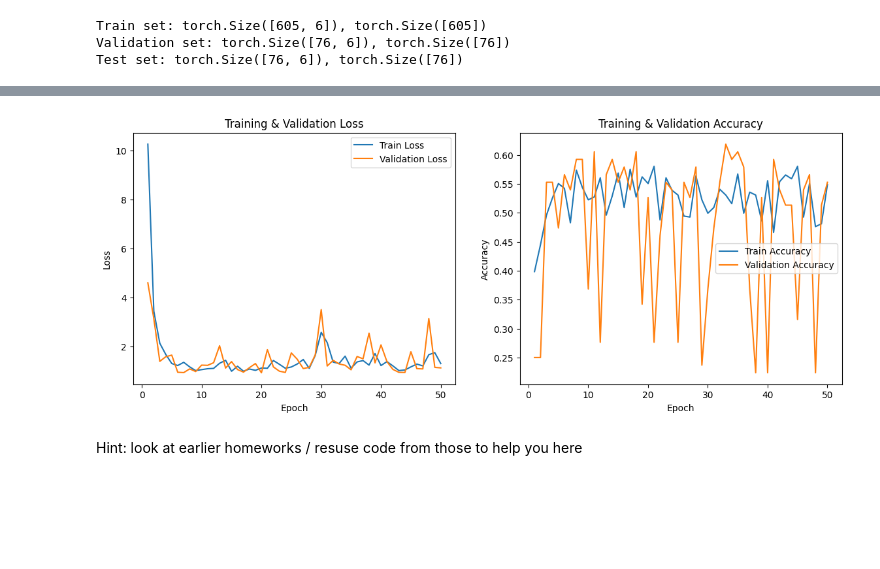
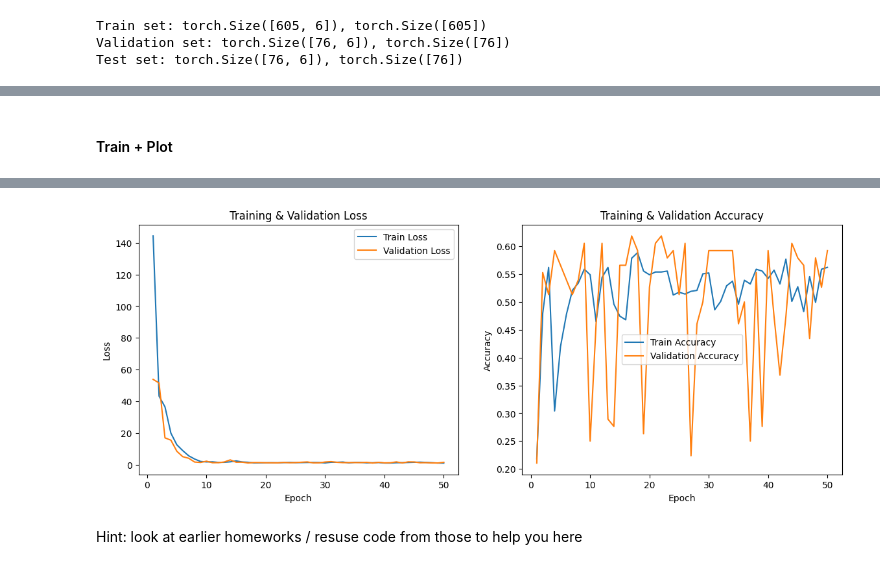
Before and after one commit to JanneWald/CS3960, a Jupyter notebook: HW7.ipynb, the cells around one changed output, grey strips where cells are left out. Drawn from its saved outputs; the diff is of its cells as text; code cells hidden in the pictures; blank space fills up the shorter version.

```diff
--- a/HW7.ipynb
+++ b/HW7.ipynb
@@ -797,20 +716,21 @@ import torch.nn as nn
 import torch.nn.functional as F
 
 class MatchPredictorNN(nn.Module):
-    def __init__(self, input_dim):
-        super(MatchPredictorNN, self).__init__()
-        self.fc1 = nn.Linear(input_dim, 64)  # first hidden layer
-        self.fc2 = nn.Linear(64, 32)         # second hidden layer
-        self.output_layer = nn.Linear(32, 3) # output layer: 3 classes
+    def __init__(self, input_dim=6, hidden_size=64, num_layers=1):
+        super().__init__()
+
+        layers = []
+        in_dim = input_dim
+
+        for _ in range(num_layers):
+            layers.append(nn.Linear(in_dim, hidden_size))
+            layers.append(nn.ReLU())
+            in_dim = hidden_size
+
+        # final layer always 3-class classification for win/draw/loss prob
+        layers.append(nn.Linear(hidden_size, 3))
+
+        self.net = nn.Sequential(*layers)
 
     def forward(self, x):
-        x = F.relu(self.fc1(x))
-        x = F.relu(self.fc2(x))
-        logits = self.output_layer(x)  # raw scores (logits)
-        return logits
+        return self.net(x)
-# %%
-print(device)
-model = 'a' # idk this actually helps cleans the variable in collab
-model = MatchPredictorNN(input_dim=6).to(device)
-criterion = nn.CrossEntropyLoss()
-optimizer = torch.optim.Adam(model.parameters(), lr=0.001)
@@ -906,5 +824,13 @@ Epoch 50/50 | Train Loss: 1.3081, Train Acc: 0.5488 | Val Loss: 1.1333, Val Acc:
+# %% [markdown]
+#### Train + Plot
 # %%
-epochs = range(1, num_epochs + 1)
+from torch.utils.data import TensorDataset
+train_dataset = TensorDataset(X_train_tensor, y_train_tensor)
+val_dataset = TensorDataset(X_val_tensor, y_val_tensor)
+
+train_losses, val_losses, train_accuracies, val_accuracies = train_model(train_dataset, val_dataset, verbose=True)
+
+epochs = range(1, 50 + 1)
 
 plt.figure(figsize=(14, 5))
 
@@ -931,4 +874,4 @@ plt.show()
-[figure, old version]
+[figure, new version]
 # %% [markdown]
 Hint: look at earlier homeworks / resuse code from those to help you here
 # %% [markdown]
```
Also changed, not shown: parts of 42 cells of this notebook.
